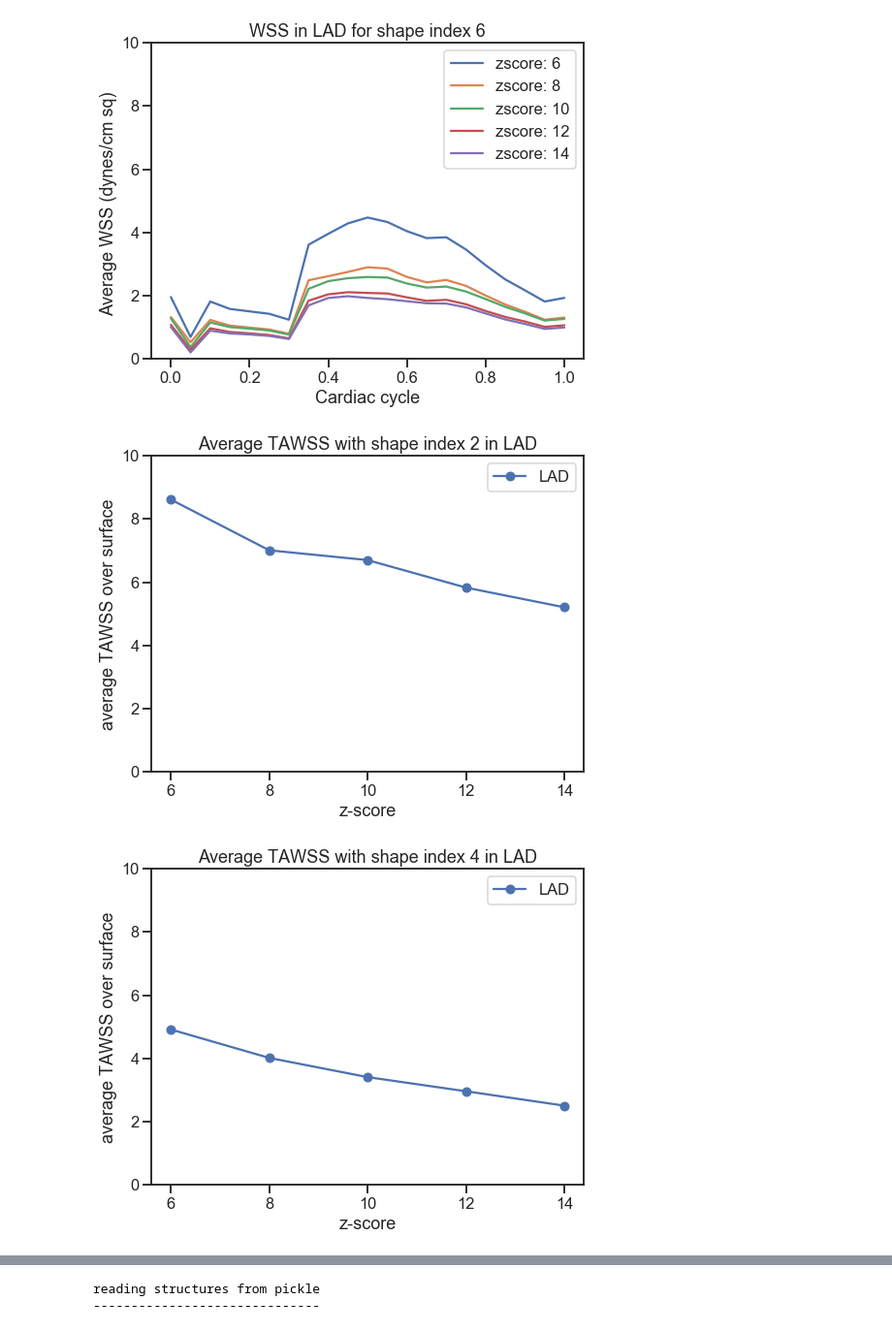
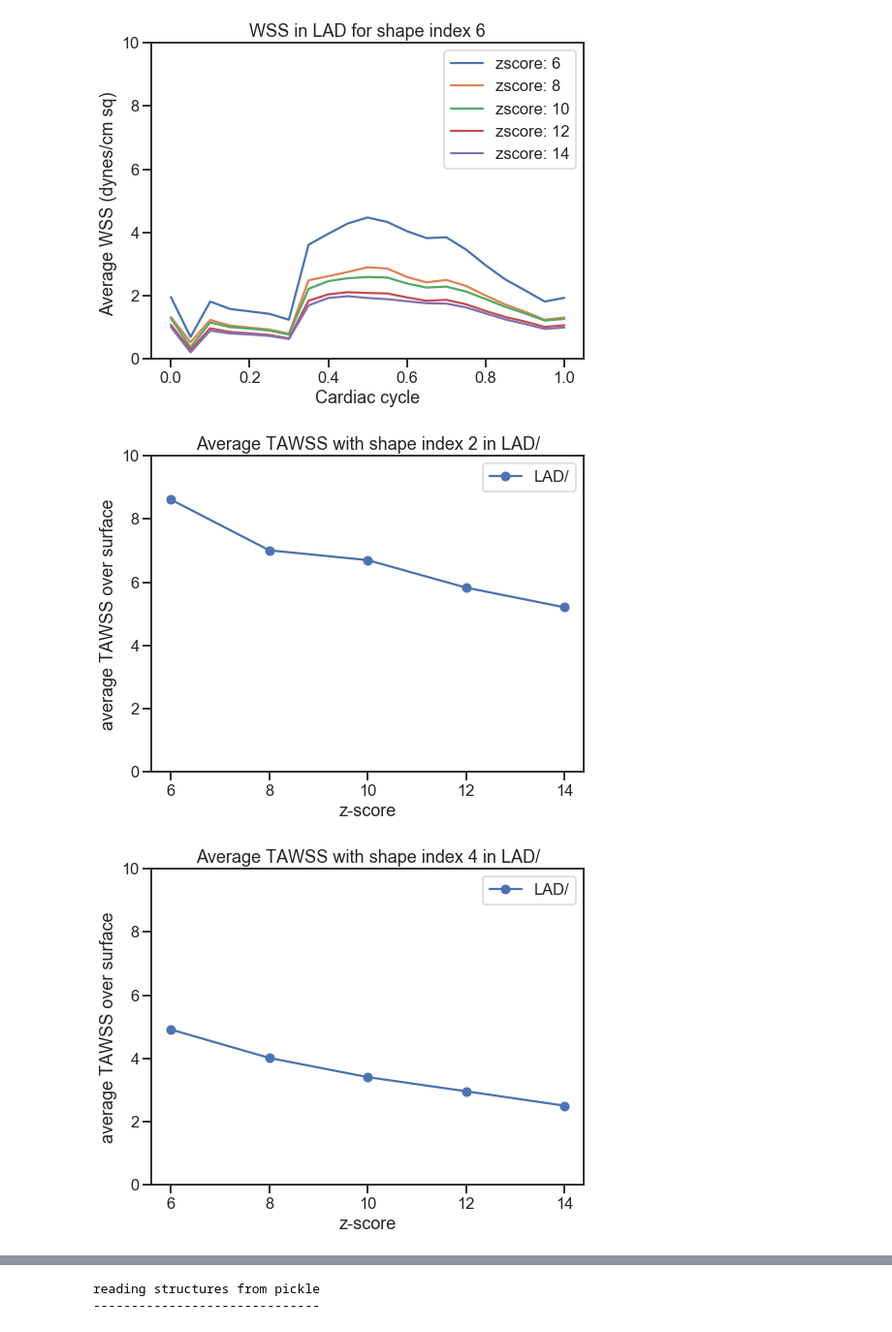
Before and after one commit to StanfordCBCL/KD-project, a Jupyter notebook: PostProcessVis_2019_Jan_4.ipynb, the cells around one changed output, grey strips where cells are left out. Shown at 97% size. Drawn from its saved outputs; the diff is of its cells as text; code cells hidden in the pictures.

```diff
--- a/PostProcessVis_2019_Jan_4.ipynb
+++ b/PostProcessVis_2019_Jan_4.ipynb
@@ -178,27 +240,0 @@ for shape in shapes:
-# %%
-vessel = 'RCA'
-shapes = ['ASI2', 'ASI4', 'ASI6']
-proximal = ['p2', 'p3', 'p4']
-# medial = ['m1', 'm2', 'm3', 'm4', 'm5']
-# distal = ['d1', 'd2', 'd3', 'd4', 'd5']
-
-labels = ['prox', 'med', 'dist']
-z_scores = [8, 10, 12]
-
-fig = plt.figure()
-ax = fig.add_subplot(1, 1, 1)
-
-for k, size in enumerate(proximal):
-    vtawss_surface_averages = np.zeros(len(shapes))
-    for c, shape in enumerate(shapes):
-        vtawss_surface_averages[c] = vtawss_rca[shape + '_' + size]
-
-    ax.plot(shapes, vtawss_surface_averages, label='z-score = ' + str(z_scores[k]), marker='o')
-
-plt.legend()
-plt.xlabel('shape index')
-plt.ylabel('average TAWSS over surface')
-plt.title('Average TAWSS vs Shape Index, ' + vessel )
-plt.ylim(0, 10)
-plt.show()
-    # ax.set_xticks(z_scores)
@@ -211,24 +245,14 @@ osi_rca = {}
 reading structures from pickle
 ------------------------------
 # %%
-base_path = '/Users/alex/Documents/lab/KD-project/clipped_results_short/'
-vessel = 'RCA/'
-shapes = ['ASI2', 'ASI4', 'ASI6']
-proximal = ['p1', 'p2', 'p3', 'p4', 'p5']
-medial = ['m1', 'm2', 'm3', 'm4', 'm5']
-distal = ['d1', 'd2', 'd3', 'd4', 'd5']
-z_scores = [6, 8, 10, 12, 14]
 threshold_bounds = np.linspace(0, .5, num=75)
 
 for shape in shapes:
-    pos_sizes = {'proximal': proximal,
-                 'medial': medial,
-                 'distal': distal}
+    pos_sizes = {'proximal': proximal, 'medial': medial, 'distal': distal}
     if shape == 'ASI6' or shape == 'ASI4':
         pos_sizes = {'proximal': proximal}
 
     for position, size_list in pos_sizes.iteritems():
-        # plt.figure(figsize=(12,8))
         plt.figure(figsize=(8,6))
         for i, size in enumerate(size_list):
             fracs = osi_areas_rca[shape + '_' + size]
@@ -309,27 +332,21 @@ for shape in shapes:
 [figure]
 [figure]
 # %%
-vessel = 'LAD'
-shapes = ['ASI2', 'ASI4', 'ASI6']
-left_positions = ['lad1', 'lad2', 'lad3', 'lad4', 'lad5']
-
-z_scores = [6, 8, 10, 12, 14]
-
 for shape in shapes:
     fig = plt.figure()
     ax = fig.add_subplot(1, 1, 1)
     loc_set = left_positions
     vtawss_surface_averages = np.zeros(len(loc_set))
     for k, size in enumerate(loc_set):
         vtawss_surface_averages[k] = vtawss_lad[shape + '_' + size]
 
     ax.plot(z_scores, vtawss_surface_averages, label=vessel, marker='o')
     plt.legend()
     plt.xlabel('z-score')
     plt.ylabel('average TAWSS over surface')
     plt.title('Average TAWSS with shape index ' + shape[-1] + ' in ' + vessel)
     plt.ylim(0, 10)
     ax.set_xticks(z_scores)
 # %% [output]
-[figure, old version]
+[figure, new version]
-[figure, old version]
+[figure, new version]
```
Also changed, not shown: parts of 27 cells of this notebook, 8 other files.
